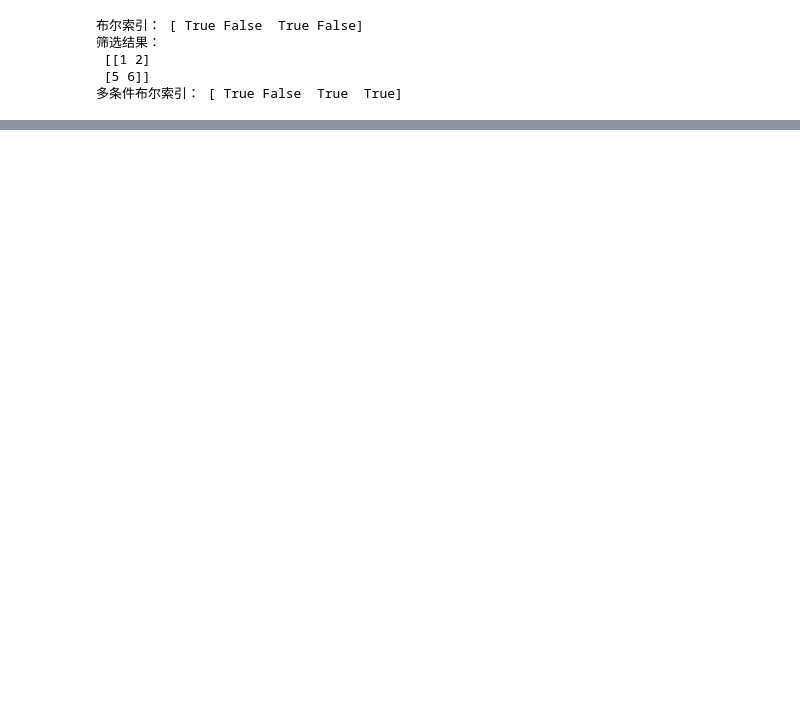
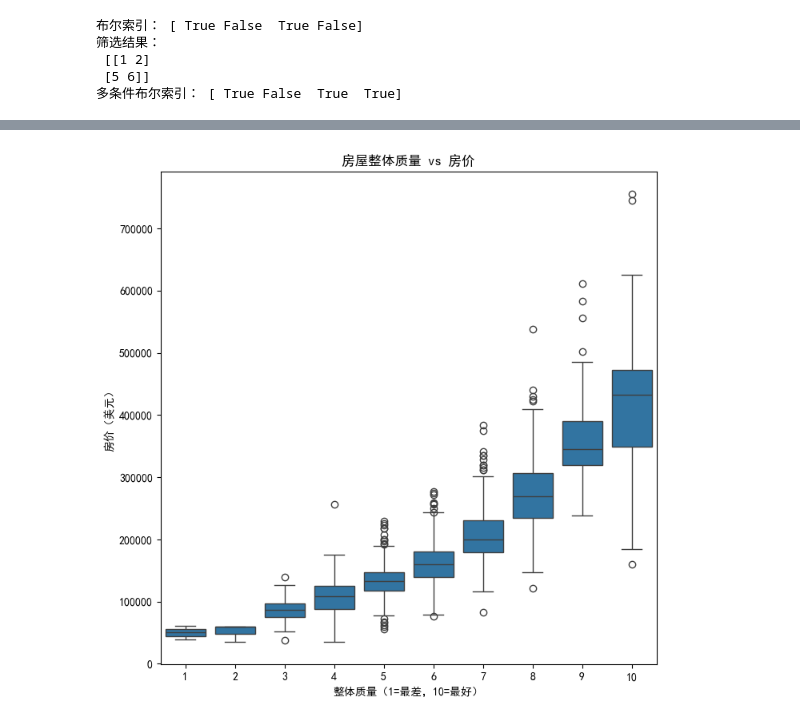
Before and after one commit to bingfeng99/AI-Learning, a Jupyter notebook: Numpy练习题.ipynb, the cells around one changed output, grey strips where cells are left out. Cells and saved outputs as stored; diff of their text form; code cells hidden in the pictures; blank space fills up the shorter version.

```diff
--- a/Numpy练习题.ipynb
+++ b/Numpy练习题.ipynb
@@ -113,0 +650,11 @@ print(setosa_samples.shape)
+# %%
+# 2.3 类别特征（OverallQual）与房价的箱线图
+plt.figure(figsize=(8, 8))
+sns.boxplot(x="OverallQual", y="SalePrice", data=train_df)
+plt.title("房屋整体质量 vs 房价")
+plt.xlabel("整体质量（1=最差，10=最好）")
+plt.ylabel("房价（美元）")
+plt.show()
+# 结论：质量越高，房价中位数越高，符合业务逻辑
+# %% [output]
+[figure, added]
```
Also changed, not shown: parts of 29 cells of this notebook.
